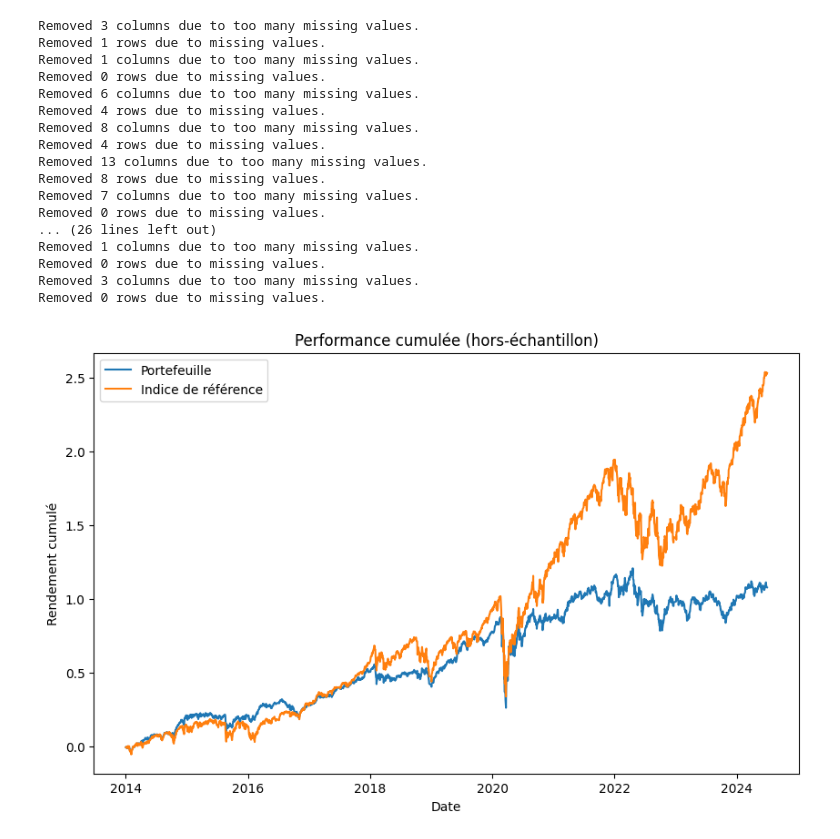
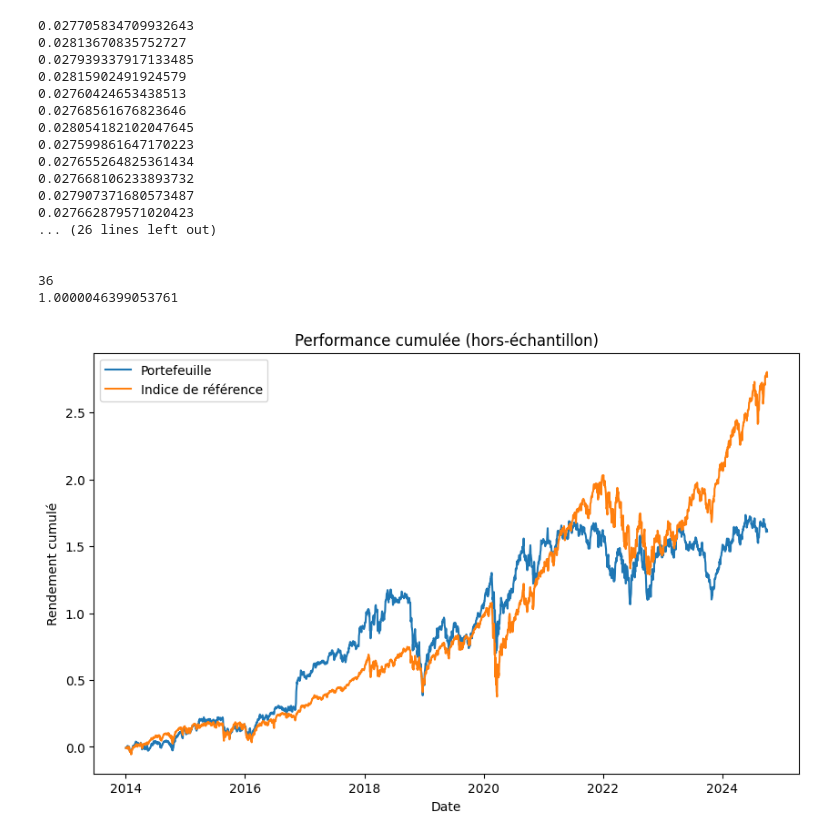
Before and after one commit to aubejay22/Index_Tracking, a Jupyter notebook: analyses_resultats.ipynb, the cells around one changed output. Drawn from its saved outputs; the diff is of its cells as text; code cells hidden in the pictures.

```diff
--- a/analyses_resultats.ipynb
+++ b/analyses_resultats.ipynb
@@ -9,5 +84,33 @@ import pickle
+# %%
+compteur = 0
+for i in weights:
+    if i > 0:
+        compteur += 1
+        print(i)
+
+print('\n \n \n')
+print(compteur)
+print(np.sum(weights))
+# %% [output]
+0.027705834709932643
+0.02813670835752727
+0.027939337917133485
+0.02815902491924579
+0.02760424653438513
+0.02768561676823646
+0.028054182102047645
+0.027599861647170223
+0.027655264825361434
+0.027668106233893732
+0.027907371680573487
+0.027662879571020423
+... (26 lines left out)
+
+
+36
+1.0000046399053761
 # %%
-filepath = 'results/portfolio_sp500_lagrange_full_30.json'
+filepath = 'results/portfolio_sp500_lagrange_ours_30.json'
 with open(filepath, 'rb') as f:
     portfolios = pickle.load(f)
 # %%
@@ -16,8 +119,8 @@ args = Namespace()
 args.index = 'sp500'
 args.data_path = 'financial_data'
 args.result_path = 'results'
-args.solution_name = 'lagrange_full'
-args.rebalancing = 6
+args.solution_name = 'lagrange_ours'
+args.rebalancing = 3
 args.start_date = '2014-01-02'
 args.end_date = '2025-01-02'
 
@@ -26,7 +129,7 @@ universe = Universe(args)
 
 
 # S'assurer que les dates sont ordonnées
-dates = sorted(list(portfolios.keys()))
+dates = list(portfolios.keys())
 n = len(dates)
 
 rendements_portefeuille = []
@@ -39,69 +142,39 @@ for i in range(n - 1):  # On va jusqu'à n-1 car on a besoin de t et t+1
 
     # Extraire rendements entre deux rebalancements
     universe.new_universe(start_date, end_date, training=False)
-    window_returns = universe.get_stocks_returns()
-    weights_dict = portfolios[start_date]
+    X_test = universe.get_stocks_returns()
+    Y_test = universe.get_index_returns()
+    weights = portfolios[start_date]
 
 
-    rendements_journaliers = []
-
-    # Parcourir chaque date
-    for date in window_returns.index:
-        rendement_jour = 0
-        for stock, weight in weights_dict.items():
-            if stock in window_returns.columns:
-                r = window_returns.at[date, stock]
-
-                rendement_jour += weight * r
-        rendements_journaliers.append(rendement_jour)
-
-    ri = universe.get_index_returns().iloc[:, 0].tolist()
-
-    rendements_portefeuille += rendements_journaliers
-    rendements_indice += ri
-    index_dates += list(window_returns.index)
+    rendements_portefeuille += list(X_test @ weights)
+    rendements_indice += list(Y_test)
+    index_dates += list(X_test.index)
 
 # Construire les séries temporelles
 rendements_portefeuille = pd.Series(rendements_portefeuille, index=index_dates)
 rendements_indice = pd.Series(rendements_indice, index=index_dates)
 
 # Cumuler les rendements
 rendements_cumules_portefeuille = (rendements_portefeuille + 1).cumprod() -1
 rendements_cumules_indice = (rendements_indice + 1).cumprod() - 1
 
 # Tracer
 plt.figure(figsize=(10, 6))  # Taille du graphique
 
 # Tracer les deux courbes
 plt.plot(rendements_cumules_portefeuille, label="Portefeuille")
 plt.plot(rendements_cumules_indice, label="Indice de référence")
 
 # Ajouter des titres et des labels
 plt.title("Performance cumulée (hors-échantillon)")
 plt.xlabel("Date")
 plt.ylabel("Rendement cumulé")
 
 # Afficher la légende et la grille
 plt.legend()
 
 # Afficher le graphique
 plt.show()
 # %% [output]
-Removed 3 columns due to too many missing values.
-Removed 1 rows due to missing values.
-Removed 1 columns due to too many missing values.
-Removed 0 rows due to missing values.
-Removed 6 columns due to too many missing values.
-Removed 4 rows due to missing values.
-Removed 8 columns due to too many missing values.
-Removed 4 rows due to missing values.
-Removed 13 columns due to too many missing values.
-Removed 8 rows due to missing values.
-Removed 7 columns due to too many missing values.
-Removed 0 rows due to missing values.
-... (26 lines left out)
-Removed 1 columns due to too many missing values.
-Removed 0 rows due to missing values.
-Removed 3 columns due to too many missing values.
-Removed 0 rows due to missing values.
-[figure, old version]
+[figure, new version]
```
Also changed, not shown: parts of 3 cells of this notebook, 11 other files.
